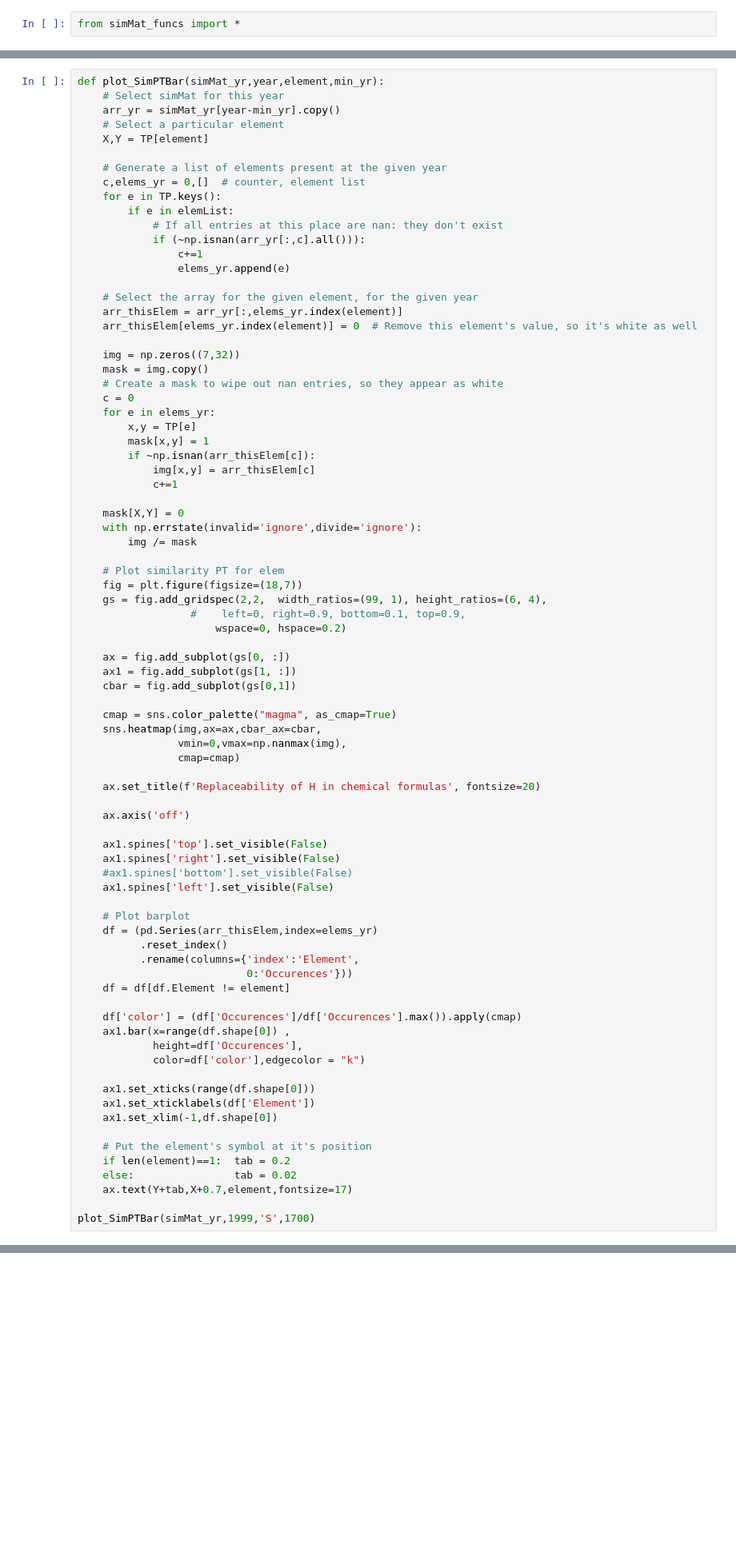
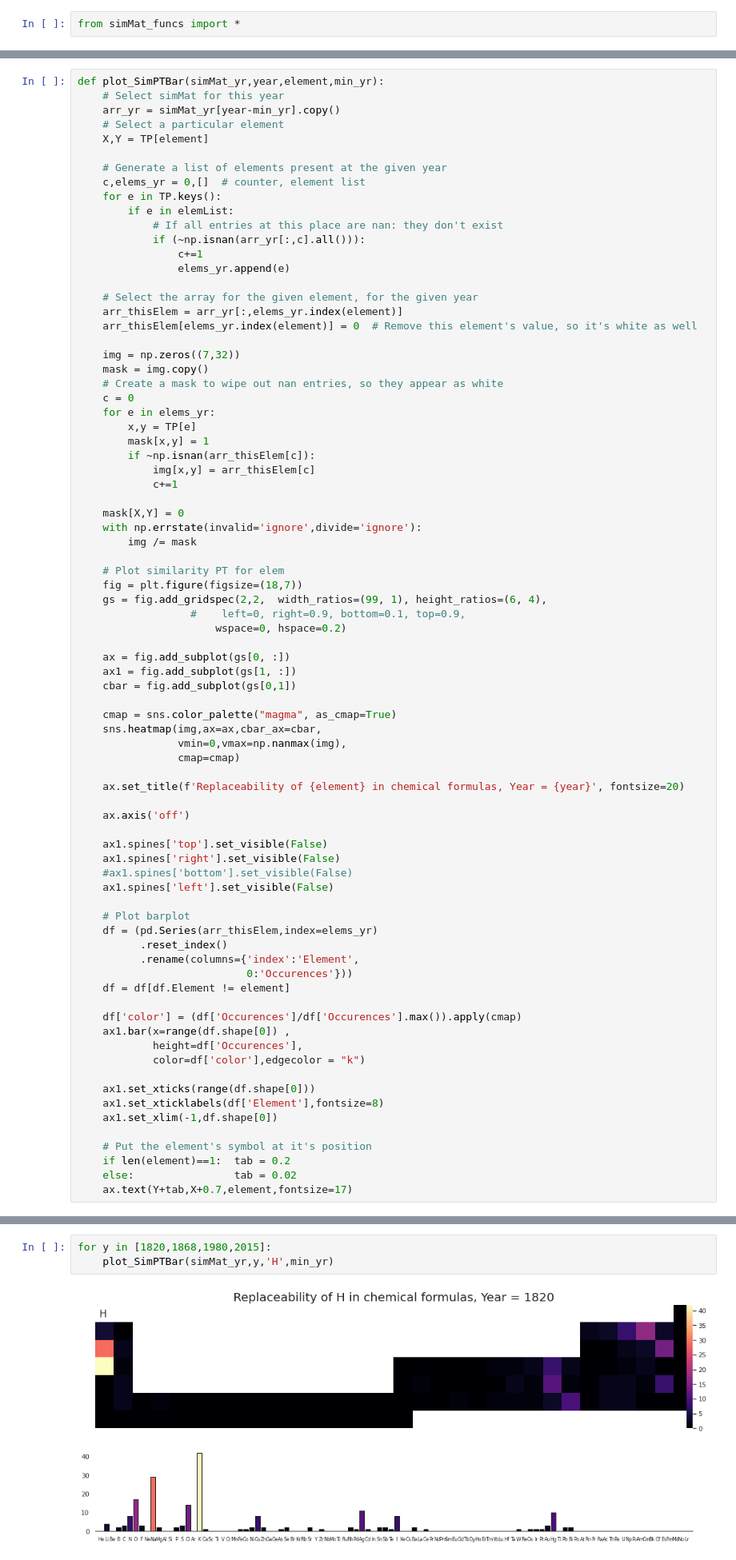
Before and after one commit to doncamilom/1868_SubstancesStudy, a Jupyter notebook: Notebooks/Similarity.ipynb, the cells around one changed output, grey strips where cells are left out. Shown: that part at 80% size. Saved outputs shown, nothing was run; the diff lists cells and outputs as text; blank space fills up the shorter version.

```diff
--- a/Notebooks/Similarity.ipynb
+++ b/Notebooks/Similarity.ipynb
@@ -70,7 +71,7 @@ def plot_SimPTBar(simMat_yr,year,element,min_yr):
                 vmin=0,vmax=np.nanmax(img),
                 cmap=cmap)
 
-    ax.set_title(f'Replaceability of H in chemical formulas', fontsize=20)
+    ax.set_title(f'Replaceability of {element} in chemical formulas, Year = {year}', fontsize=20)
 
     ax.axis('off')
 
@@ -92,12 +93,10 @@ def plot_SimPTBar(simMat_yr,year,element,min_yr):
             color=df['color'],edgecolor = "k")
 
     ax1.set_xticks(range(df.shape[0]))
-    ax1.set_xticklabels(df['Element'])
+    ax1.set_xticklabels(df['Element'],fontsize=8)
     ax1.set_xlim(-1,df.shape[0])
 
     # Put the element's symbol at it's position
     if len(element)==1:  tab = 0.2
     else:                tab = 0.02
     ax.text(Y+tab,X+0.7,element,fontsize=17)
-
-plot_SimPTBar(simMat_yr,1999,'S',1700)
@@ -105,0 +103,5 @@ plot_SimPTBar(simMat_yr,1999,'S',1700)
+# %%
+for y in [1820,1868,1980,2015]:
+    plot_SimPTBar(simMat_yr,y,'H',min_yr)
+# %% [output]
+[figure, added]
```
Also changed, not shown: parts of 9 cells of this notebook, 4 other files.
